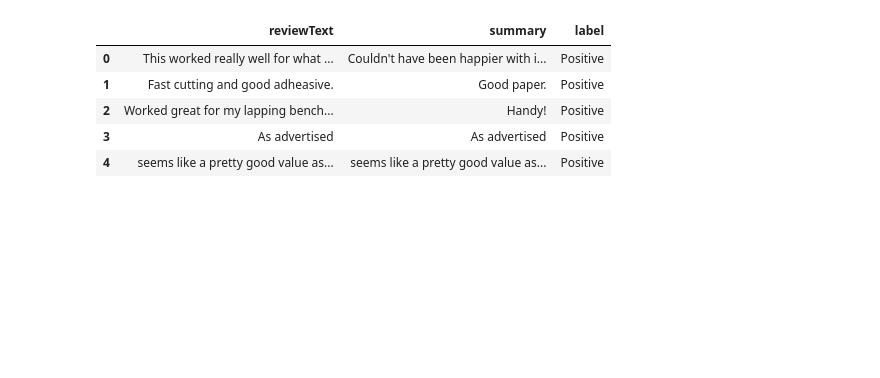
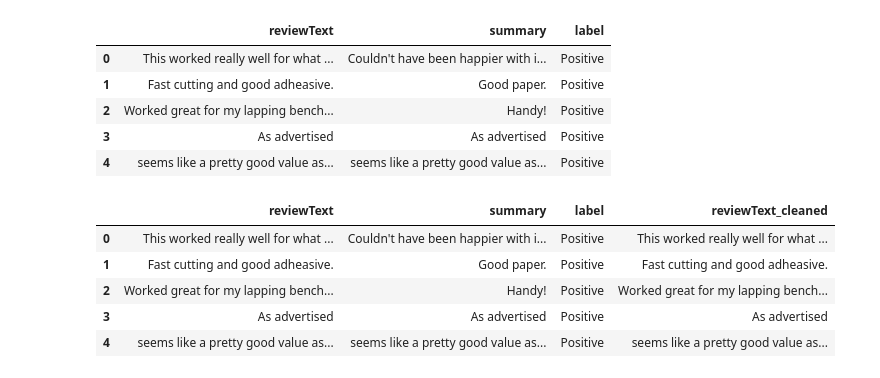
Before and after one commit to ruolan89/W25_COMP262_002_TeamGamma, a Jupyter notebook: Project_Phares1_TeamGamma.ipynb, the cells around one changed output. Saved outputs shown, nothing was run; the diff lists cells and outputs as text; code cells hidden in the pictures; blank space fills up the shorter version.

```diff
--- a/Project_Phares1_TeamGamma.ipynb
+++ b/Project_Phares1_TeamGamma.ipynb
@@ -395,0 +436,11 @@ data_for_sentiment_analyzer.head()
+# %%
+data_for_sentiment_analyzer.loc[:,'reviewText_cleaned'] = data_for_sentiment_analyzer['reviewText'].str.replace(r'http\S+|www\S+', '', regex=True)
+# %%
+data_for_sentiment_analyzer.head()
+# %% [output]
+|  | reviewText | summary | label | reviewText_cleaned |
+| 0 | This worked really well for what ... | Couldn't have been happier with i... | Positive | This worked really well for what ... |
+| 1 | Fast cutting and good adheasive. | Good paper. | Positive | Fast cutting and good adheasive. |
+| 2 | Worked great for my lapping bench... | Handy! | Positive | Worked great for my lapping bench... |
+| 3 | As advertised | As advertised | Positive | As advertised |
+| 4 | seems like a pretty good value as... | seems like a pretty good value as... | Positive | seems like a pretty good value as... |
```
Also changed, not shown: parts of 37 cells of this notebook.
